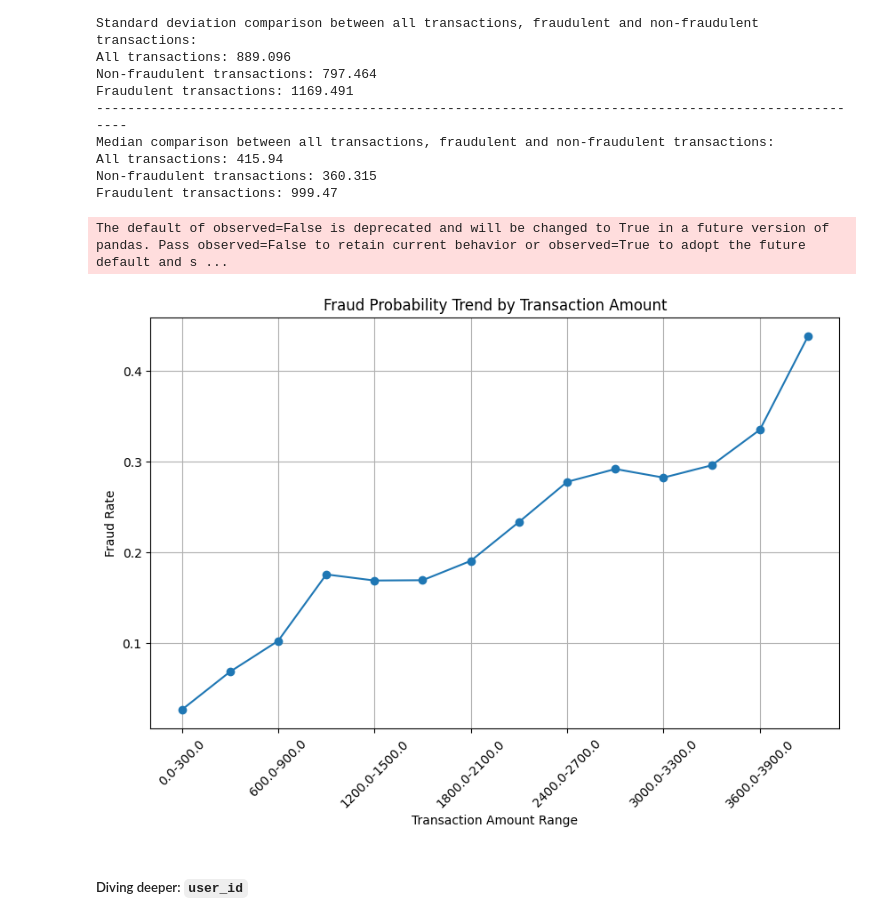
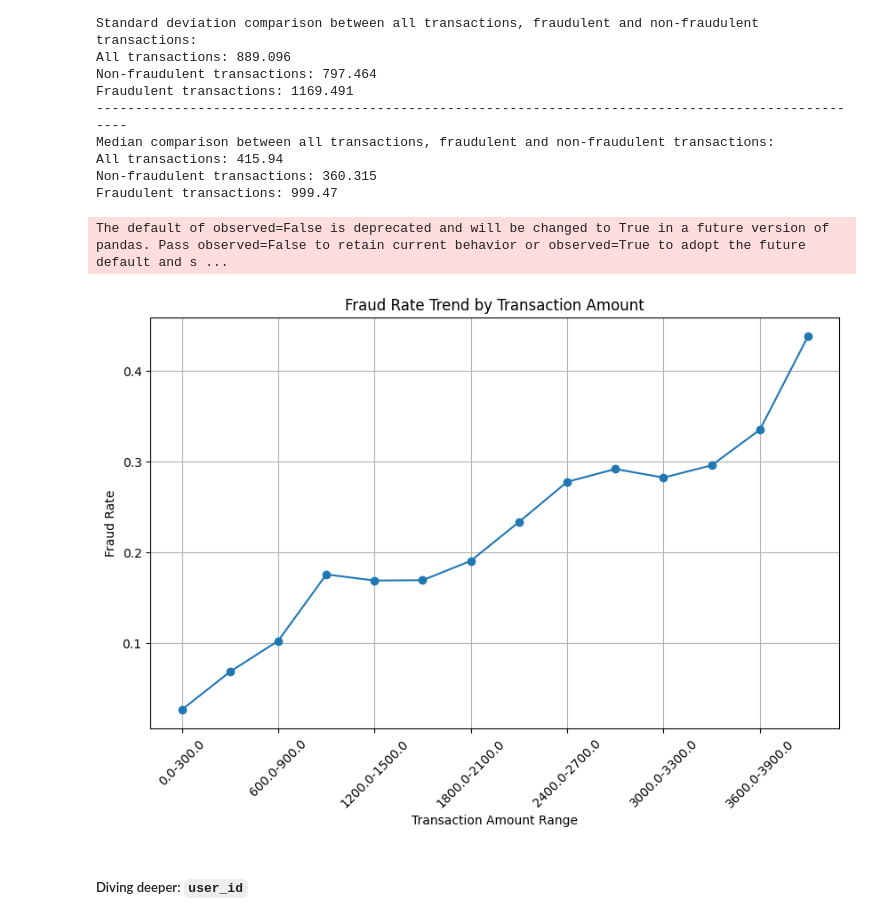
Before and after one commit to brvsf/risk-analysis, a Jupyter notebook: Data-Analysis (Fraud).ipynb, the cells around one changed output. Drawn from its saved outputs; the diff is of its cells as text; code cells hidden in the pictures.

```diff
--- a/Data-Analysis (Fraud).ipynb
+++ b/Data-Analysis (Fraud).ipynb
@@ -389,30 +391,30 @@ Fraudulent transactions: 999.47
 # %%
 # Increasing bin size to reduce variation in fraud rates
 bins = np.arange(0, data['transaction_amount'].max() + 300, 300)  # Creating bins with 300-unit intervals
 labels = [f'{i}-{i+300}' for i in bins[:-1]]  # Creating labels for each bin range
 
 # Adding a new column with transaction amount ranges
 data['amount_range'] = pd.cut(data['transaction_amount'], bins=bins, labels=labels, include_lowest=True)
 
 # Calculating the fraud rate for each transaction amount range
 fraud_rate = data.groupby('amount_range')['has_cbk'].mean()
 
 # Applying a moving average to smooth out the fraud rate trend
 window_size = 3  # Defining the window size for the moving average
 fraud_rate_smoothed = fraud_rate.rolling(window=window_size, min_periods=1).mean()
 
 # Plotting the fraud rate trend
 plt.figure(figsize=(10, 6))
 fraud_rate_smoothed.plot(kind='line', marker='o')
-plt.title('Fraud Probability Trend by Transaction Amount')
+plt.title('Fraud Rate Trend by Transaction Amount')
 plt.xlabel('Transaction Amount Range')
 plt.ylabel('Fraud Rate')
 plt.grid(True)
 plt.xticks(rotation=45)
 plt.show()
 # %% [output]
 The default of observed=False is deprecated and will be changed to True in a future version of pandas. Pass observed=False to retain current behavior or observed=True to adopt the future default and s ...
-[figure, old version]
+[figure, new version]
 # %% [markdown]
 ##### Diving deeper:  **`user_id`**
 # %% [markdown]
```
Also changed, not shown: parts of 34 cells of this notebook.
